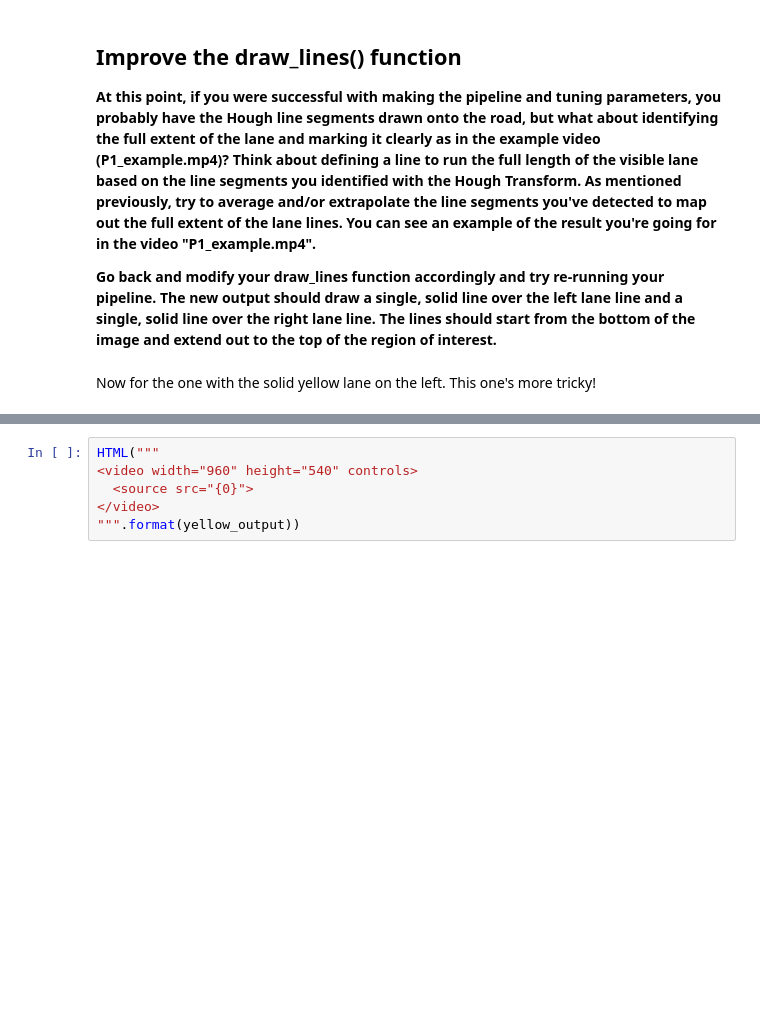
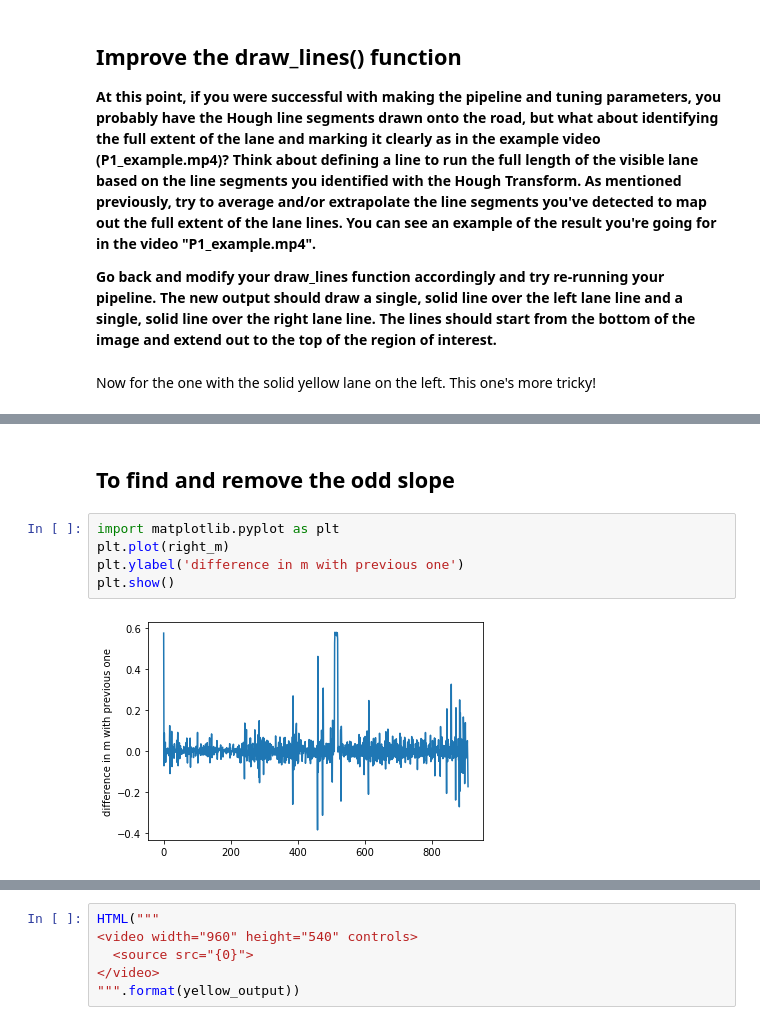
Before and after one commit to navneetnivu07/CarND-LaneLines-P1, a Jupyter notebook: P1.ipynb, the cells around one changed output, grey strips where cells are left out. Saved outputs shown, nothing was run; the diff lists cells and outputs as text; blank space fills up the shorter version.

```diff
--- a/P1.ipynb
+++ b/P1.ipynb
@@ -387,0 +412,9 @@ Wall time: 15.9 s
+# %% [markdown]
+## To find and remove the odd slope
+# %%
+import matplotlib.pyplot as plt
+plt.plot(right_m)
+plt.ylabel('difference in m with previous one')
+plt.show()
+# %% [output]
+[figure, added]
```
Also changed, not shown: parts of 7 cells of this notebook, 5 other files.
